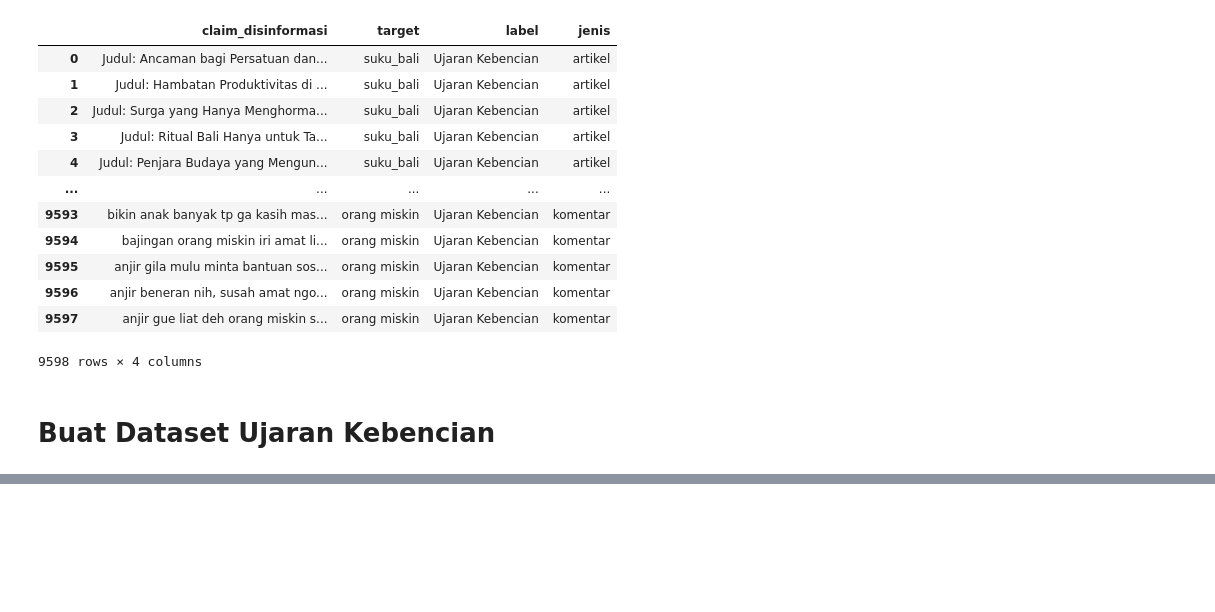
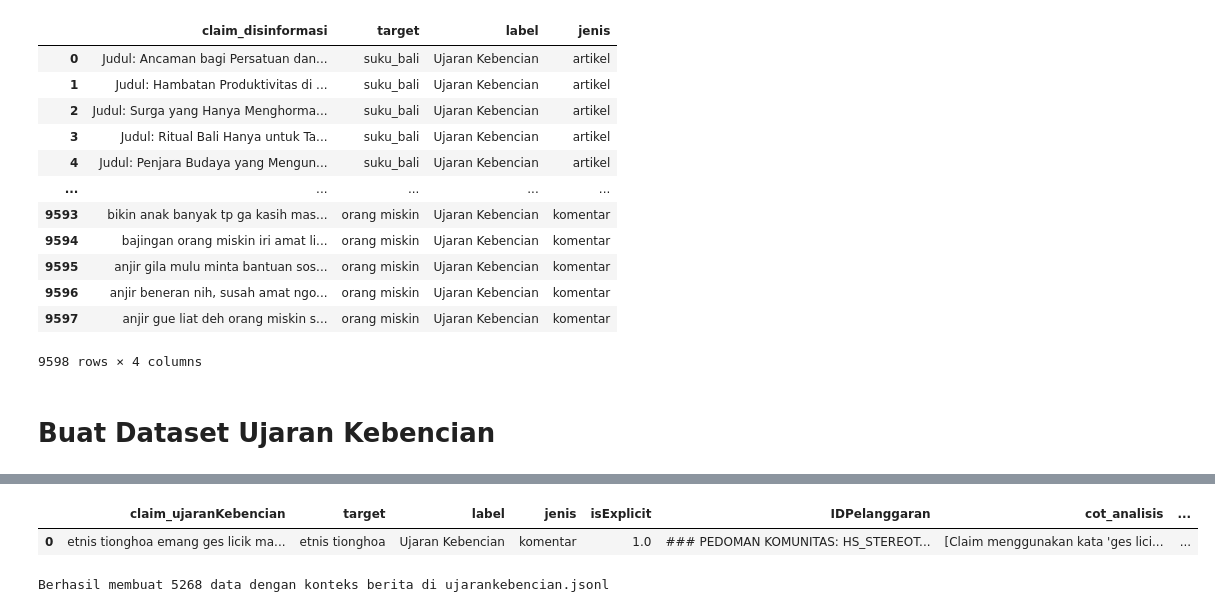
Before and after one commit to imdipo/capstone-AITF-komdigi, a Jupyter notebook: SFT/SFT.ipynb, the cells around one changed output, grey strips where cells are left out. Drawn from its saved outputs; the diff is of its cells as text; code cells hidden in the pictures; blank space fills up the shorter version.

```diff
--- a/SFT/SFT.ipynb
+++ b/SFT/SFT.ipynb
@@ -822,0 +875,7 @@ data_sara.to_json('dataSara.jsonl', orient='records', lines=True)
+# %%
+id_penjelasan = dict(
+    zip(
+        panduan_komunitas["ID"],
+        panduan_komunitas["penjelasan"]
+    )
+)
@@ -822,0 +890,4 @@ data_sara.to_json('dataSara.jsonl', orient='records', lines=True)
+# %%
+eksplisit["IDPelanggaran"] = eksplisit["IDPelanggaran"].map(id_penjelasan)
+# %%
+eksplisit = eksplisit[eksplisit["IDPelanggaran"].drop]
@@ -822,0 +907,6 @@ data_sara.to_json('dataSara.jsonl', orient='records', lines=True)
+# %%
+eksplisit["label"] = "Ujaran Kebencian"
+eksplisit.head(1)
+# %% [output]
+|  | claim_ujaranKebencian | target | label | jenis | isExplicit | IDPelanggaran | cot_analisis | ... |
+| 0 | etnis tionghoa emang ges licik ma... | etnis tionghoa | Ujaran Kebencian | komentar | 1.0 | ### PEDOMAN KOMUNITAS: HS_STEREOT... | [Claim menggunakan kata 'ges lici... | ... |
@@ -822,0 +915,53 @@ data_sara.to_json('dataSara.jsonl', orient='records', lines=True)
+# %%
+import json
+import random
+
+def generate_sft_dataset_with_context(raw_data_list, instructions, penutup_list, output_file):
+    dataset = []
+
+    for data in raw_data_list:
+        instruct = random.choice(instructions)
+        claim = data.get("claim_ujaranKebencian", "")
+        teks = data.get("IDPelanggaran", "")
+        label = data.get("label")
+        reasoning = data.get("reasoning_ujaran_kebencian", "")
+        cot_list = data.get("cot_analisis", [])
+
+        # Susun poin-poin fakta
+        fakta_points = "\n".join([f"* {point}" for point in cot_list])
+        closing = random.choice(penutup_list)
+
+        full_instruction = (
+            f"{instruct}"
+        )
+
+        full_input = (
+            f"input: {claim};\n\n"
+            f"fakta: {teks}"
+        )
+
+        full_output = (
+            f"Label: **{label}.** "
+            f"penjelasan: {reasoning}\n\n"
+            f"Rincian indikasi pelanggaran dalam teks tersebut mencakup beberapa poin berikut:\n"
+            f"{fakta_points}\n\n"
+            f"{closing}"
+        )
+
+
+        entry = {
+            "instruction": full_instruction,
+            "input": full_input,
+            "output": full_output
+        }
+        dataset.append(entry)
+
+    with open(output_file, 'w', encoding='utf-8') as f:
+        for item in dataset:
+            f.write(json.dumps(item, ensure_ascii=False) + '\n')
+
+    print(f"Berhasil membuat {len(dataset)} data dengan konteks berita di {output_file}")
+
+generate_sft_dataset_with_context(eksplisit, instructiones, kalimat_penutup_hate_speech, "ujarankebencian.jsonl")
+# %% [output]
+Berhasil membuat 5268 data dengan konteks berita di ujarankebencian.jsonl
```
Also changed, not shown: parts of 49 cells of this notebook.
